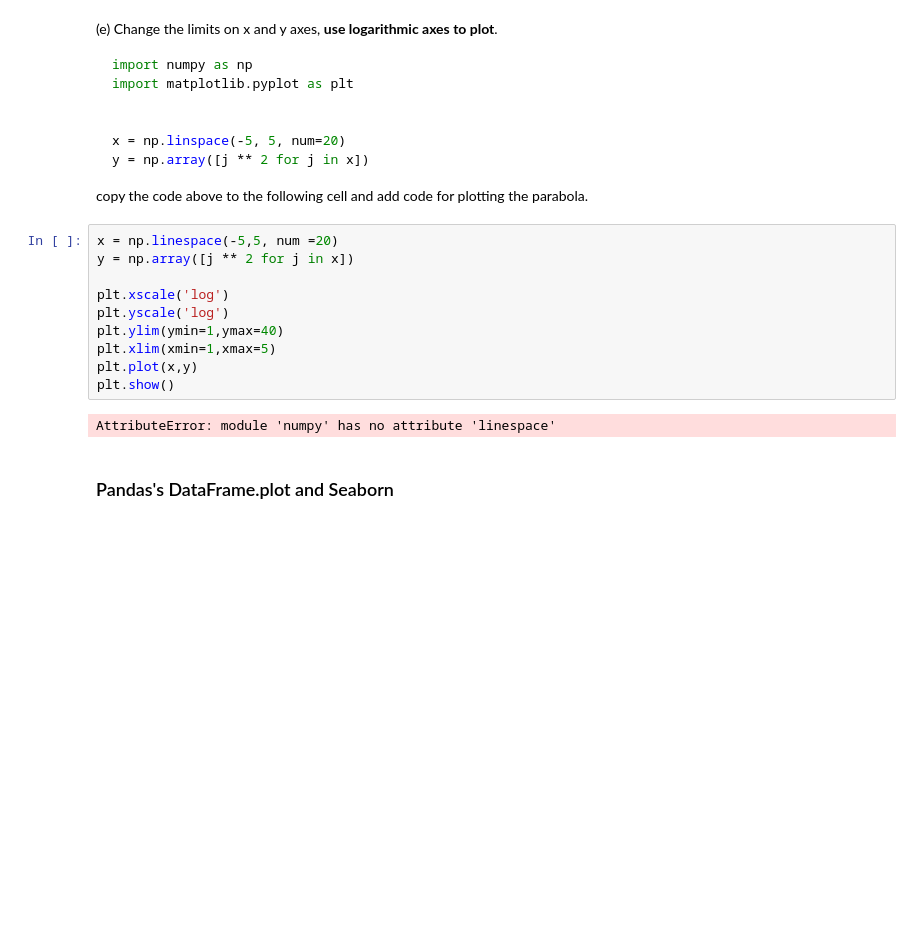
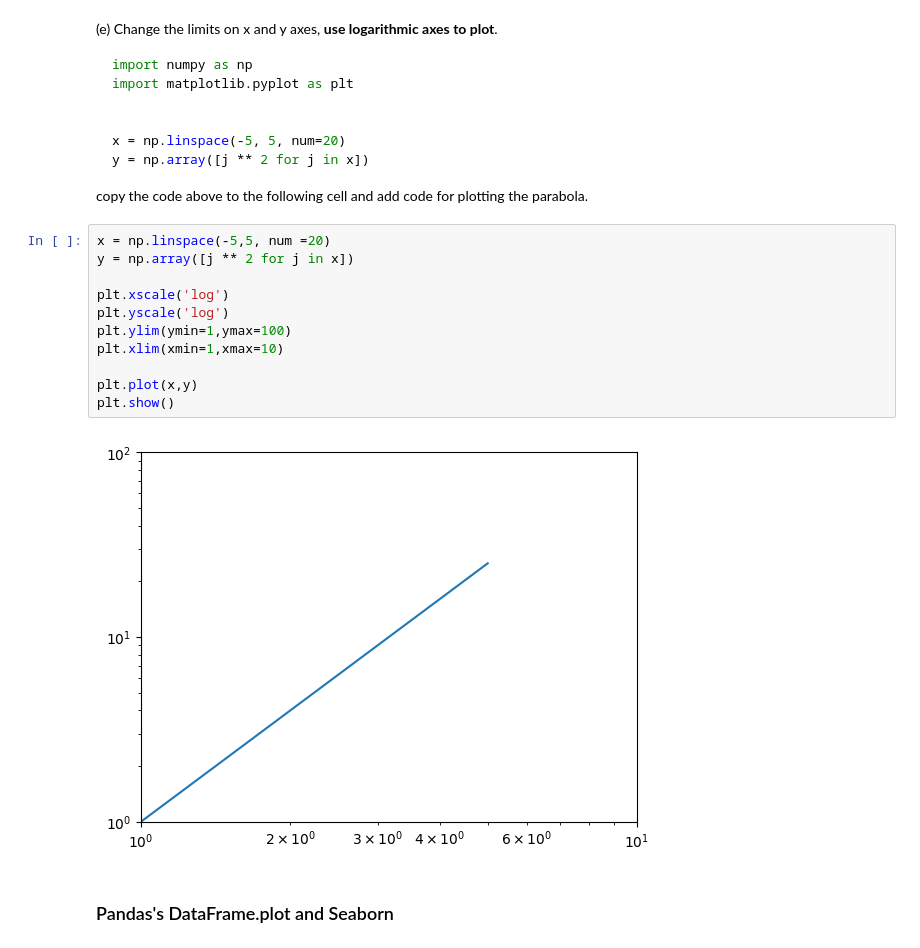
Before and after one commit to dattpatel99/DSCI_552, a Jupyter notebook: INF-552 Lab0.ipynb, the cells around one changed output. Saved outputs shown, nothing was run; the diff lists cells and outputs as text; blank space fills up the shorter version.

```diff
--- a/INF-552 Lab0.ipynb
+++ b/INF-552 Lab0.ipynb
@@ -533,17 +534,18 @@ y = np.array([j ** 2 for j in x])
 
 copy the code above to the following cell and add code for plotting the parabola.
 # %%
-x = np.linespace(-5,5, num =20)
+x = np.linspace(-5,5, num =20)
 y = np.array([j ** 2 for j in x])
 
 plt.xscale('log')
 plt.yscale('log')
-plt.ylim(ymin=1,ymax=40)
-plt.xlim(xmin=1,xmax=5)
+plt.ylim(ymin=1,ymax=100)
+plt.xlim(xmin=1,xmax=10)
+
 plt.plot(x,y)
 plt.show()
 # %% [output]
-AttributeError: module 'numpy' has no attribute 'linespace'
+[figure, added]
 # %% [markdown]
 ### Pandas's DataFrame.plot and Seaborn
 # %% [markdown]
```
Also changed, not shown: parts of 7 cells of this notebook.
